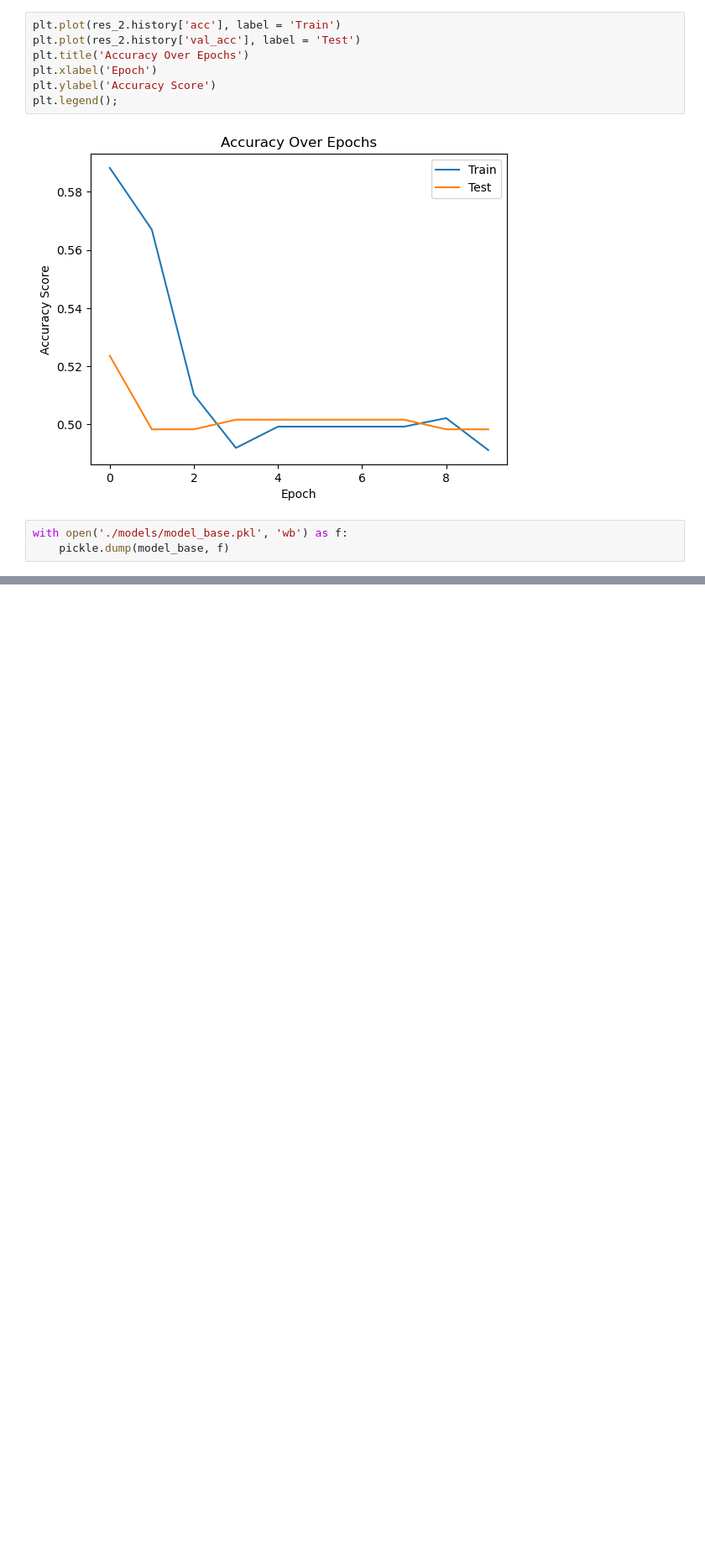
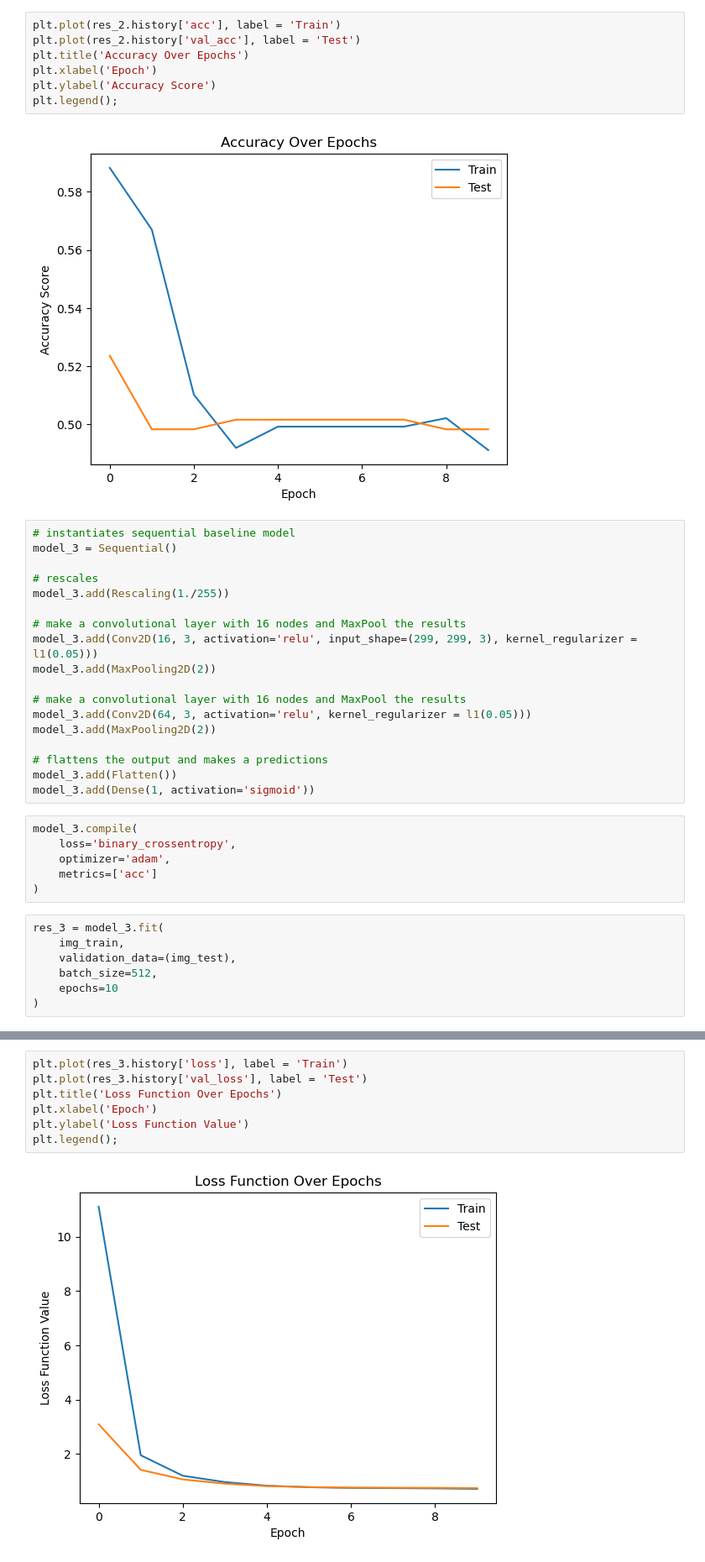
Before and after one commit to benjmcpeek/CNN-Hot-Dog-Model, a Jupyter notebook: modeling.ipynb, the cells around one changed output, grey strips where cells are left out. Shown at 84% size. Cells and saved outputs as stored; diff of their text form; blank space fills up the shorter version.

Commit message:
fitted one more model.

```diff
--- a/modeling.ipynb
+++ b/modeling.ipynb
@@ -250,6 +250,34 @@ plt.ylabel('Accuracy Score')
 plt.legend();
 # %% [output]
 [figure]
+# %%
+# instantiates sequential baseline model
+model_3 = Sequential()
+
+# rescales
+model_3.add(Rescaling(1./255))
+
+# make a convolutional layer with 16 nodes and MaxPool the results
+model_3.add(Conv2D(16, 3, activation='relu', input_shape=(299, 299, 3), kernel_regularizer = l1(0.05)))
+model_3.add(MaxPooling2D(2))
+
+# make a convolutional layer with 16 nodes and MaxPool the results
+model_3.add(Conv2D(64, 3, activation='relu', kernel_regularizer = l1(0.05)))
+model_3.add(MaxPooling2D(2))
+
+# flattens the output and makes a predictions
+model_3.add(Flatten())
+model_3.add(Dense(1, activation='sigmoid'))
+# %%
+model_3.compile(
+    loss='binary_crossentropy',
+    optimizer='adam',
+    metrics=['acc']
+)
 # %%
-with open('./models/model_base.pkl', 'wb') as f:
-    pickle.dump(model_base, f)
+res_3 = model_3.fit(
+    img_train,
+    validation_data=(img_test),
+    batch_size=512,
+    epochs=10
+)
@@ -255,0 +305,9 @@ with open('./models/model_base.pkl', 'wb') as f:
+# %%
+plt.plot(res_3.history['loss'], label = 'Train')
+plt.plot(res_3.history['val_loss'], label = 'Test')
+plt.title('Loss Function Over Epochs')
+plt.xlabel('Epoch')
+plt.ylabel('Loss Function Value')
+plt.legend();
+# %% [output]
+[figure, added]
```
Also changed, not shown: parts of 8 cells of this notebook.
